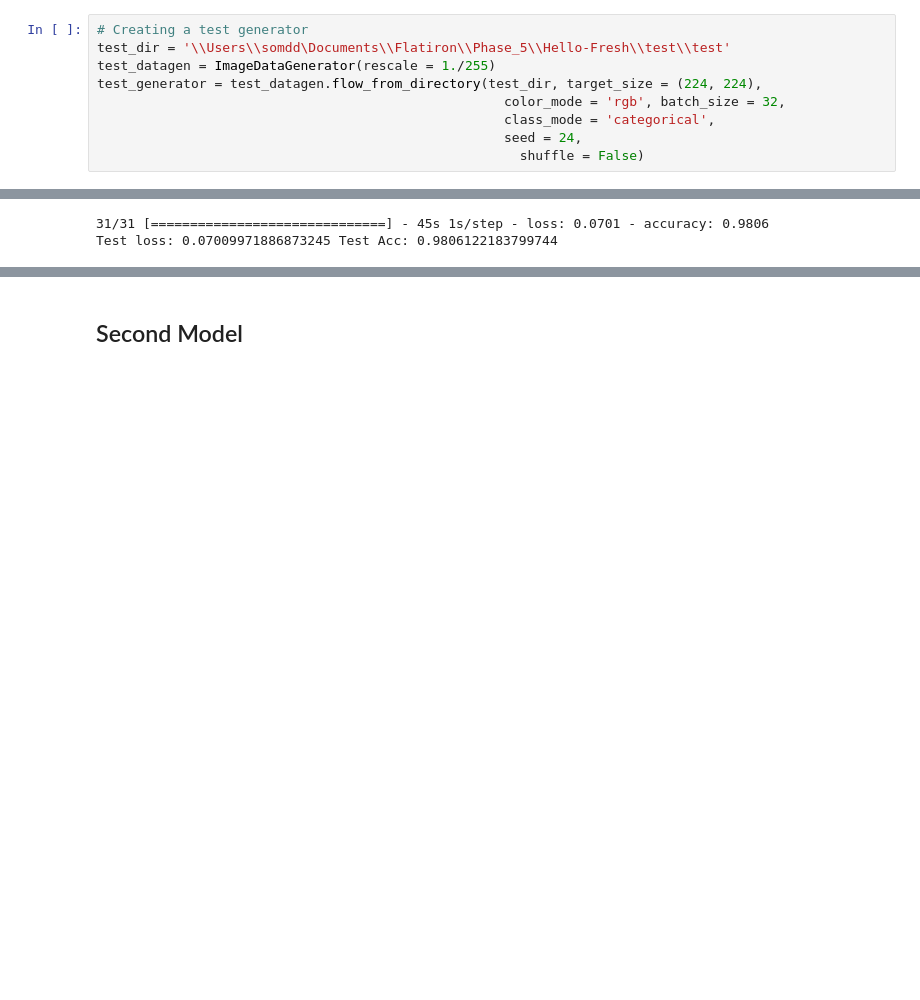
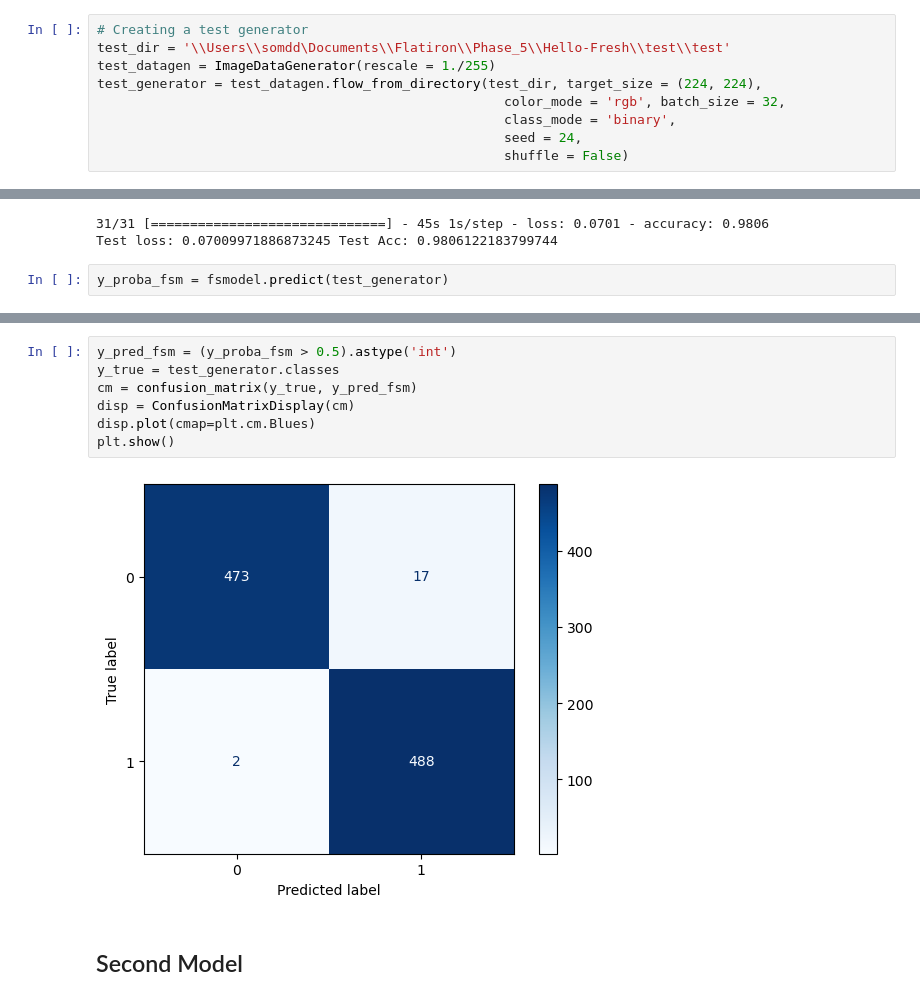
Before and after one commit to ddcots24/Hello-Fresh, a Jupyter notebook: Hello_Fresh.ipynb, the cells around one changed output, grey strips where cells are left out. Saved outputs shown, nothing was run; the diff lists cells and outputs as text; blank space fills up the shorter version.

Commit message:
Confusion Matrix

```diff
--- a/Hello_Fresh.ipynb
+++ b/Hello_Fresh.ipynb
@@ -38,9 +38,9 @@ test_dir = '\\Users\\somdd\Documents\\Flatiron\\Phase_5\\Hello-Fresh\\test\\test
 test_datagen = ImageDataGenerator(rescale = 1./255)
 test_generator = test_datagen.flow_from_directory(test_dir, target_size = (224, 224),
                                                     color_mode = 'rgb', batch_size = 32,
-                                                    class_mode = 'categorical',
+                                                    class_mode = 'binary',
                                                     seed = 24,
-                                                      shuffle = False)
+                                                    shuffle = False)
 # %% [output]
 Found 980 images belonging to 2 classes.
 # %% [markdown]
@@ -211,3 +211,5 @@ print('Test loss: {} Test Acc: {}'.format(test_loss, test_acc))
 # %% [output]
 31/31 [==============================] - 45s 1s/step - loss: 0.0701 - accuracy: 0.9806
 Test loss: 0.07009971886873245 Test Acc: 0.9806122183799744
+# %%
+y_proba_fsm = fsmodel.predict(test_generator)
@@ -214,3 +218,12 @@ Test loss: 0.07009971886873245 Test Acc: 0.9806122183799744
+# %%
+y_pred_fsm = (y_proba_fsm > 0.5).astype('int')
+y_true = test_generator.classes
+cm = confusion_matrix(y_true, y_pred_fsm)
+disp = ConfusionMatrixDisplay(cm)
+disp.plot(cmap=plt.cm.Blues)
+plt.show()
+# %% [output]
+[figure, added]
 # %% [markdown]
 ## Second Model
 # %%
```
Also changed, not shown: parts of 5 cells of this notebook.
